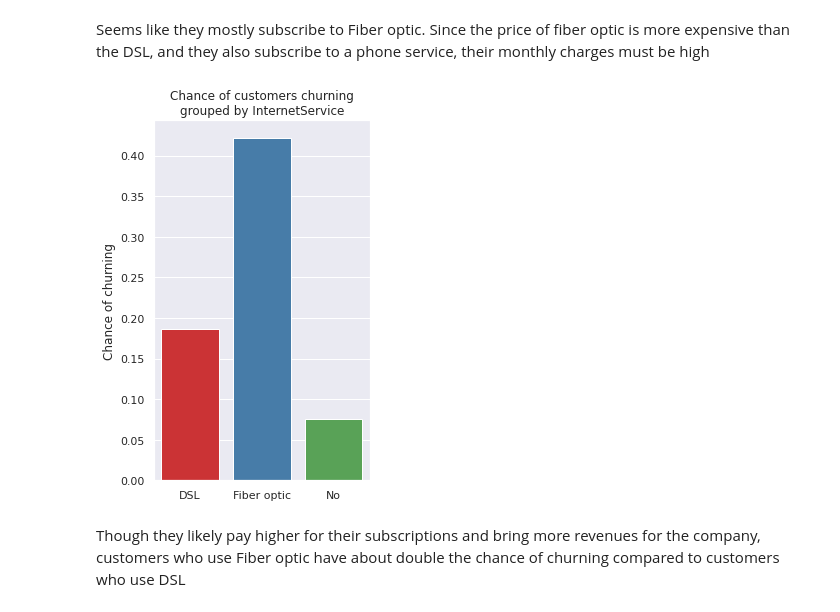
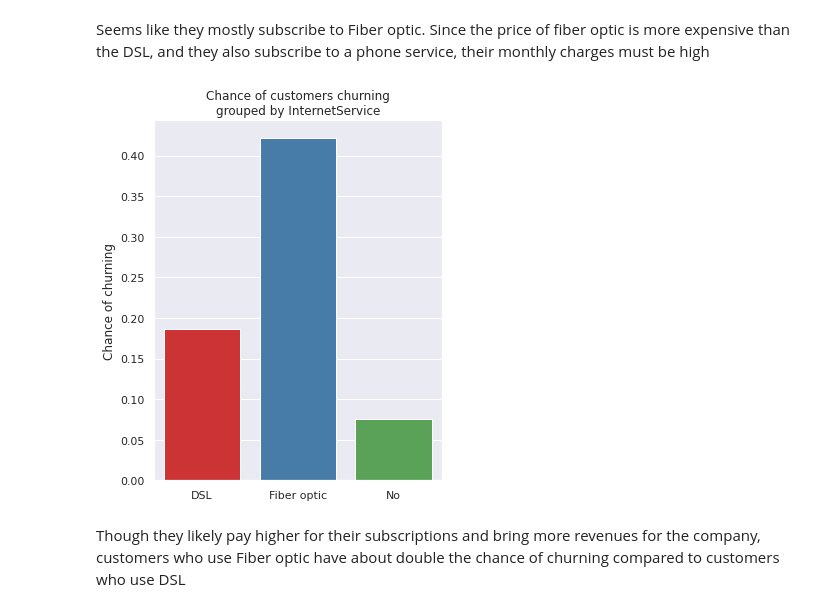
Before and after one commit to NikkiSatmaka/sticky-customers-operation, a Jupyter notebook: h8dsft_Milestone1P2_nikki_satmaka.ipynb, the cells around one changed output. Saved outputs shown, nothing was run; the diff lists cells and outputs as text; code cells hidden in the pictures.

```diff
--- a/h8dsft_Milestone1P2_nikki_satmaka.ipynb
+++ b/h8dsft_Milestone1P2_nikki_satmaka.ipynb
@@ -572,21 +537,21 @@ plt.show()
 # %% [markdown]
 Seems like they mostly subscribe to Fiber optic. Since the price of fiber optic is more expensive than the DSL, and they also subscribe to a phone service, their monthly charges must be high
 # %%
-# plot chance of customers churning grouped by basic information
-plt.figure(figsize=(4, 6))
+# plot chance of customers churning grouped by InternetService
+plt.figure(figsize=(5, 6))
 sns.barplot(
     data=df_train,
     x='InternetService', y='Churn_Yes',
     ci=None
 )
 plt.title(f'Chance of customers churning\ngrouped by InternetService')
 plt.xlabel(None)
 plt.ylabel("Chance of churning")
 
 plt.tight_layout()
 plt.show()
 # %% [output]
-[figure, old version]
+[figure, new version]
 # %% [markdown]
 Though they likely pay higher for their subscriptions and bring more revenues for the company, customers who use Fiber optic have about double the chance of churning compared to customers who use DSL
 # %% [markdown]
```
Also changed, not shown: parts of 87 cells of this notebook, 7 other files.
